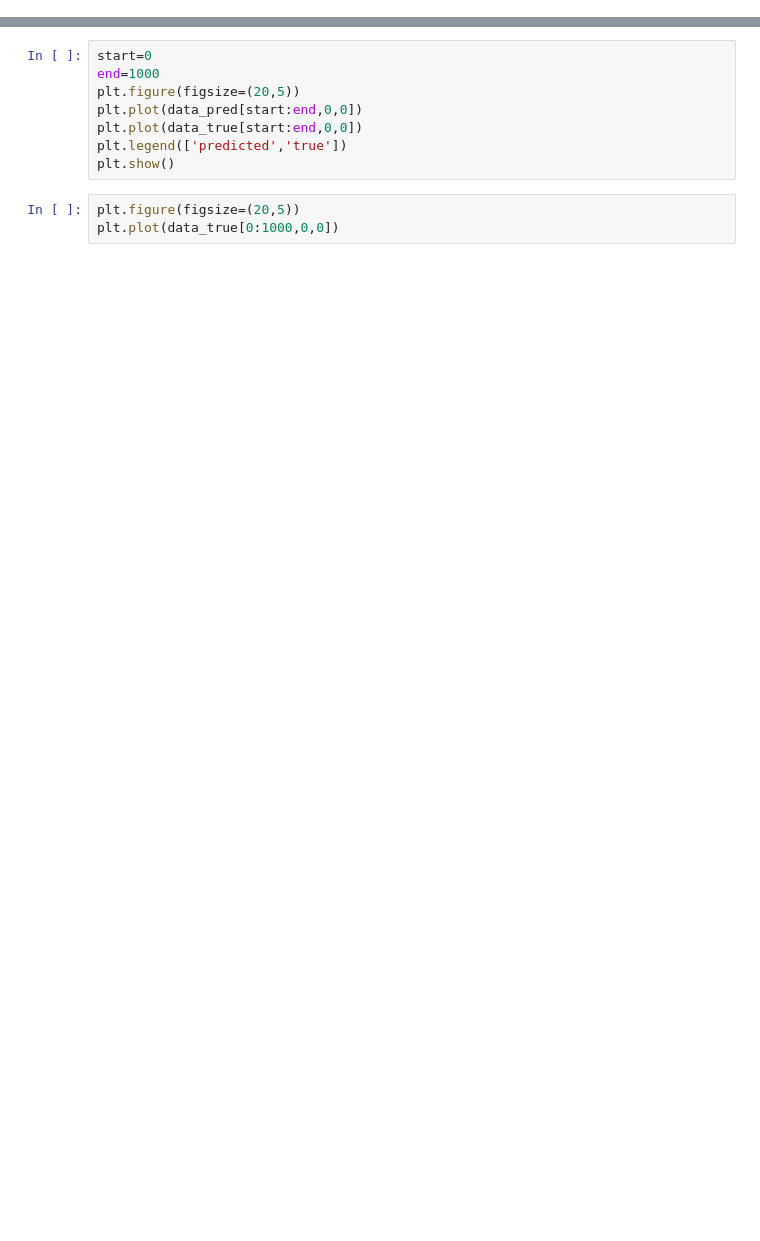
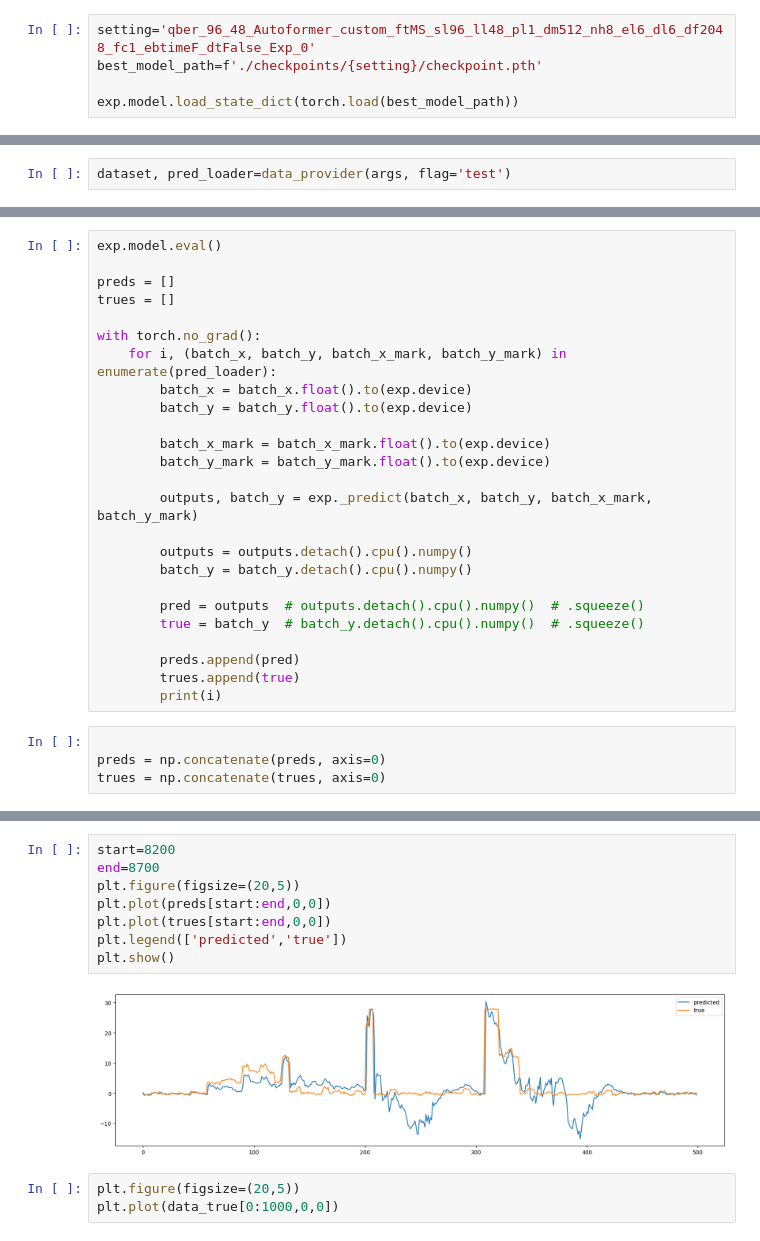
Before and after one commit to dkagramanyan/qber_analysis, a Jupyter notebook: Autoformer/predict.ipynb, the cells around one changed output, grey strips where cells are left out. Saved outputs shown, nothing was run; the diff lists cells and outputs as text; blank space fills up the shorter version.

```diff
--- a/Autoformer/predict.ipynb
+++ b/Autoformer/predict.ipynb
@@ -110,0 +73,5 @@ data_true = np.load(f'./results/{exp_name}/true.npy')
+# %%
+setting='qber_96_48_Autoformer_custom_ftMS_sl96_ll48_pl1_dm512_nh8_el6_dl6_df2048_fc1_ebtimeF_dtFalse_Exp_0'
+best_model_path=f'./checkpoints/{setting}/checkpoint.pth'
+
+exp.model.load_state_dict(torch.load(best_model_path))
@@ -110,0 +80,2 @@ data_true = np.load(f'./results/{exp_name}/true.npy')
+# %%
+dataset, pred_loader=data_provider(args, flag='test')
@@ -110,0 +84,29 @@ data_true = np.load(f'./results/{exp_name}/true.npy')
+# %%
+exp.model.eval()
+
+preds = []
+trues = []
+
+with torch.no_grad():
+    for i, (batch_x, batch_y, batch_x_mark, batch_y_mark) in enumerate(pred_loader):
+        batch_x = batch_x.float().to(exp.device)
+        batch_y = batch_y.float().to(exp.device)
+
+        batch_x_mark = batch_x_mark.float().to(exp.device)
+        batch_y_mark = batch_y_mark.float().to(exp.device)
+
+        outputs, batch_y = exp._predict(batch_x, batch_y, batch_x_mark, batch_y_mark)
+
+        outputs = outputs.detach().cpu().numpy()
+        batch_y = batch_y.detach().cpu().numpy()
+
+        pred = outputs  # outputs.detach().cpu().numpy()  # .squeeze()
+        true = batch_y  # batch_y.detach().cpu().numpy()  # .squeeze()
+
+        preds.append(pred)
+        trues.append(true)
+        print(i)
+# %%
+
+preds = np.concatenate(preds, axis=0)
+trues = np.concatenate(trues, axis=0)
@@ -113,11 +121,13 @@ data_true.shape
 # %%
-start=0
-end=1000
+start=8200
+end=8700
 plt.figure(figsize=(20,5))
-plt.plot(data_pred[start:end,0,0])
-plt.plot(data_true[start:end,0,0])
+plt.plot(preds[start:end,0,0])
+plt.plot(trues[start:end,0,0])
 plt.legend(['predicted','true'])
 plt.show()
+# %% [output]
+[figure, added]
 # %%
 plt.figure(figsize=(20,5))
 plt.plot(data_true[0:1000,0,0])
```
Also changed, not shown: parts of 10 cells of this notebook, 1 other file.
